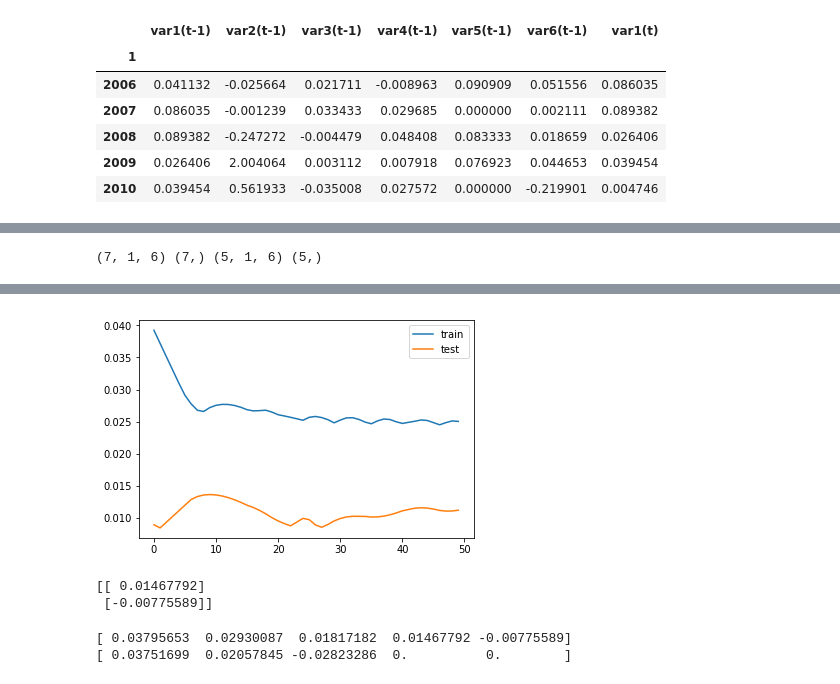
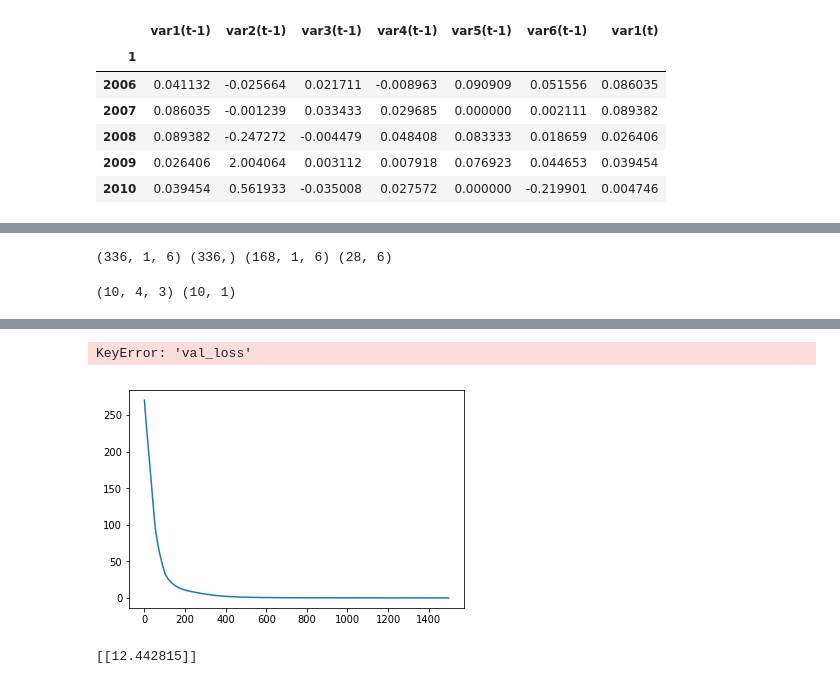
Before and after one commit to Eslsamu/energy-data-analysis, a Jupyter notebook: data_transformation.ipynb, the cells around one changed output, grey strips where cells are left out. Saved outputs shown, nothing was run; the diff lists cells and outputs as text; code cells hidden in the pictures.

Commit message:
working time series prediction for dummy values

```diff
--- a/data_transformation.ipynb
+++ b/data_transformation.ipynb
@@ -401,30 +429,56 @@ data.head()
 # %%
 #training and test set
-values = data.values
-n_train_years = 7
-train = values [:n_train_years, :]
-test = values[n_train_years:,:]
+n_train_years = 12
+train = countries_sequences[:,:n_train_years,:]
+test = countries_sequences[:,n_train_years:,:]
 #input and output
-train_X, train_y = train[:, :-1], train[:, -1]
-test_X, test_y = test[:,:-1], test[:, -1]
-#reshape input to be 3D [samples,timesteps,features]
-train_X = train_X.reshape((train_X.shape[0], 1, train_X.shape[1]))
-test_X = test_X.reshape((test_X.shape[0], 1, test_X.shape[1]))
+train_X, train_y = train[:,:, :-1], train[:,:, -1]
+test_X, test_y = test[:,:,:-1], test[:,:, -1]
+# reshape input and output to be 3D [samples, timesteps, features]
+train_X = train_X.reshape((train_X.shape[0]*train_X.shape[1], 1, train_X.shape[2]))
+test_X = test_X.reshape((test_X.shape[0]*test_X.shape[1], 1, test_X.shape[2]))
+train_y = train_y.reshape((train_y.shape[0]*train_y.shape[1]))
 print(train_X.shape, train_y.shape, test_X.shape, test_y.shape)
 # %% [output]
-(7, 1, 6) (7,) (5, 1, 6) (5,)
+(336, 1, 6) (336,) (168, 1, 6) (28, 6)
+# %%
+#example training data
+data = []
+for a in range(10):
+    d1 = np.arange(a,a+5,1)
+    d2 = np.arange(a,a+10,2)
+    d3 = np.arange(a,a+15,3)
+    d = np.stack([d1,d2,d3], axis = 1)
+    data.append(d)
+
+data = np.stack(data)
+
+trainX, trainy = data[:,:-1,:],  data[:,-1,-1]
+#reshape output to be 2D
+trainy = np.reshape(trainy,(trainy.size,1))
+print(trainX.shape,trainy.shape)
+# %% [output]
+(10, 4, 3) (10, 1)
 # %%
+
 from keras.models import Sequential
 from keras.layers import Dense
 from keras.layers import LSTM
+from keras.layers import Masking
+
+
 
 #create network
 model = Sequential()
+model.add(Masking(mask_value=0,         input_shape=(4,
+                                               3)
+                                 ))
 model.add(LSTM(50))
 model.add(Dense(1))
-model.compile(loss='mae', optimizer='adam')
+model.compile(loss='mse', optimizer='adam')
+
 #fit network
-history = model.fit(train_X, train_y, epochs=50, batch_size=72, validation_data=(test_X,test_y), verbose=2, shuffle=False)
+history = model.fit(trainX, trainy, epochs=1500)
 # plot history
 plt.plot(history.history['loss'], label='train')
 plt.plot(history.history['val_loss'], label='test')
@@ -451,13 +505,11 @@ Epoch 50/50
+KeyError: 'val_loss'
-[figure, old version]
+[figure, new version]
-[[ 0.01467792]
- [-0.00775589]]
-# %%
-yhat = model.predict(test_X)
-print(np.ravel(yhat))
-print(test_y)
-# %% [output]
-[ 0.03795653  0.02930087  0.01817182  0.01467792 -0.00775589]
-[ 0.03751699  0.02057845 -0.02823286  0.          0.        ]
+# %%
+yhat = model.predict(np.array([[[0.5,0.5,0.5],[1.5,2.5,3.5],[2.5,4.5,6.5],[3.5,6.5,9.5]]]))
+print(yhat)
+#WORKS!!
+# %% [output]
+[[12.442815]]
 # %%
 #plot each column
 groups = [2,3,4,5]
```
Also changed, not shown: parts of 6 cells of this notebook, 1 other file.
